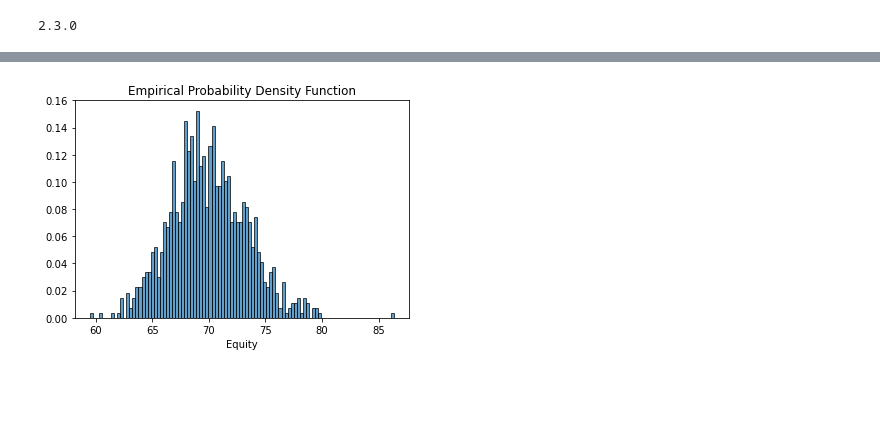
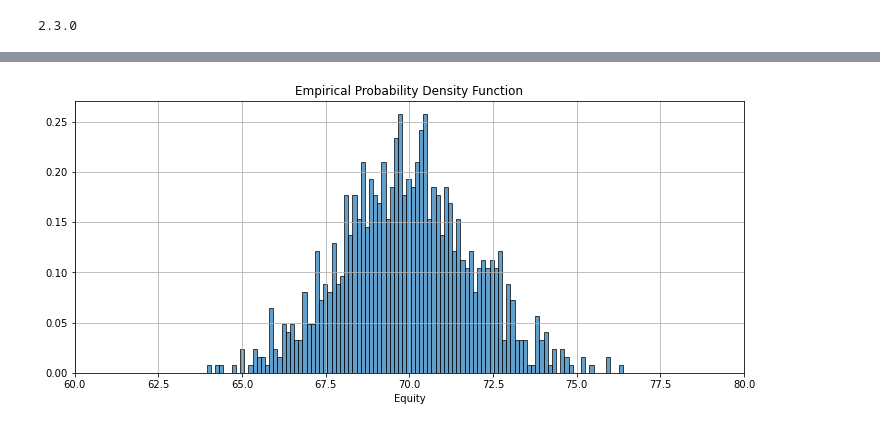
Before and after one commit to alexarntzen/deep-swap-optimization, a Jupyter notebook: DeepAssetManagement_HSY.ipynb, the cells around one changed output, grey strips where cells are left out. Drawn from its saved outputs; the diff is of its cells as text; code cells hidden in the pictures; blank space fills up the shorter version.

```diff
--- a/DeepAssetManagement_HSY.ipynb
+++ b/DeepAssetManagement_HSY.ipynb
@@ -255,7 +255,7 @@ def build_network(n_input, n_hidden, n_output, time_steps):
         x = inputs
 #         layer = keras.layers.Dense(n_hidden, activation = 'relu')
 #         x = layer(x)
-        layer = keras.layers.Dense(n_output, activation = 'sigmoid') # make sure output <= 1
+        layer = keras.layers.Dense(n_output, activation = 'tanh') # make sure output <= 1
         outputs = layer(x) * 0.25 # make sure the sum less than 1 because there are 4 swaps
         network = keras.Model(inputs = inputs, outputs = outputs)
         Networks.append(network)
@@ -435,11 +433,15 @@ for k in range(target_month):
 
 E = A_list[-1] - L
 # %%
+plt.figure(figsize = [12,5])
+plt.grid()
 plt.hist(E.numpy(),bins=100,density=True,edgecolor='black',alpha=0.7)
+plt.xlim([60, 80])
 plt.title('Empirical Probability Density Function')
 plt.xlabel('Equity')
+
 plt.show()
 # %% [output]
-[figure, old version]
+[figure, new version]
 # %%
 A_flow = np.array(A_list).T
```
Also changed, not shown: parts of 5 cells of this notebook.
